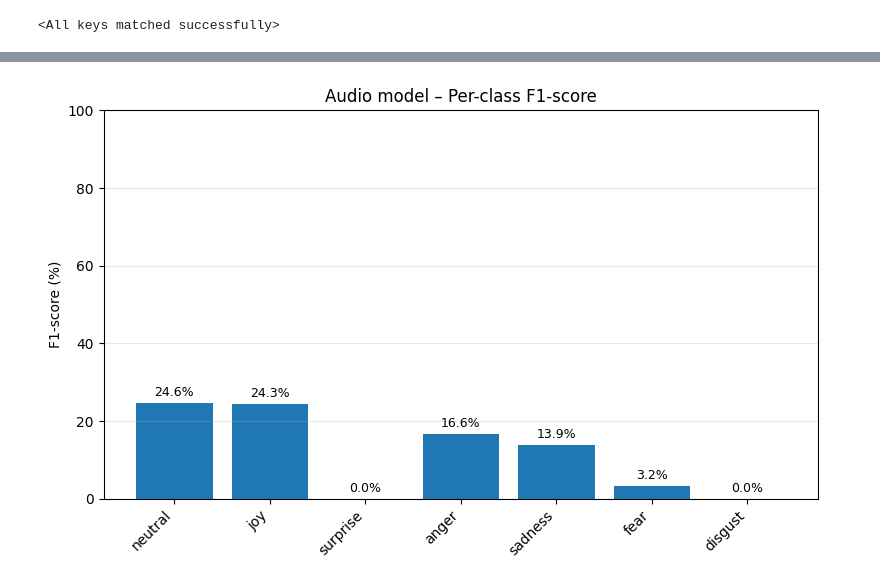
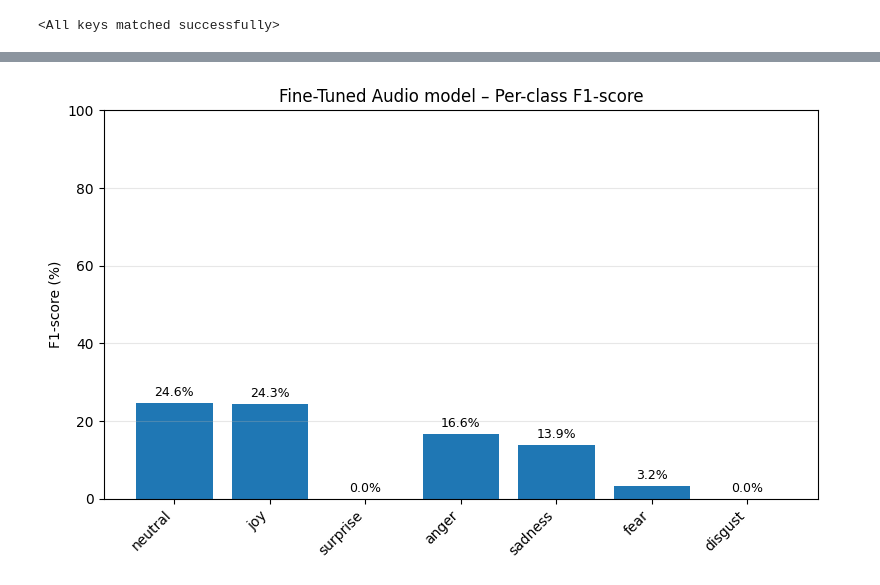
Before and after one commit to PetraMicanovic/multimodal-emotion-recognition, a Jupyter notebook: notebooks/MELD/01_baseline_no_temporal_pooling.ipynb, the cells around one changed output, grey strips where cells are left out. Cells and saved outputs as stored; diff of their text form; code cells hidden in the pictures.

```diff
--- a/notebooks/MELD/01_baseline_no_temporal_pooling.ipynb
+++ b/notebooks/MELD/01_baseline_no_temporal_pooling.ipynb
@@ -1420,9 +1439,9 @@ plot_confusion_matrix(
 # %%
 plot_per_class_f1(
     y_true=ft_audio_results["y_true"],
     y_pred=ft_audio_results["y_pred"],
     class_names=CONFIG["emotion_labels"],
-    title="Audio model – Per-class F1-score"
+    title="Fine-Tuned Audio model – Per-class F1-score"
 )
 # %% [output]
-[figure, old version]
+[figure, new version]
```
Also changed, not shown: parts of 7 cells of this notebook.
